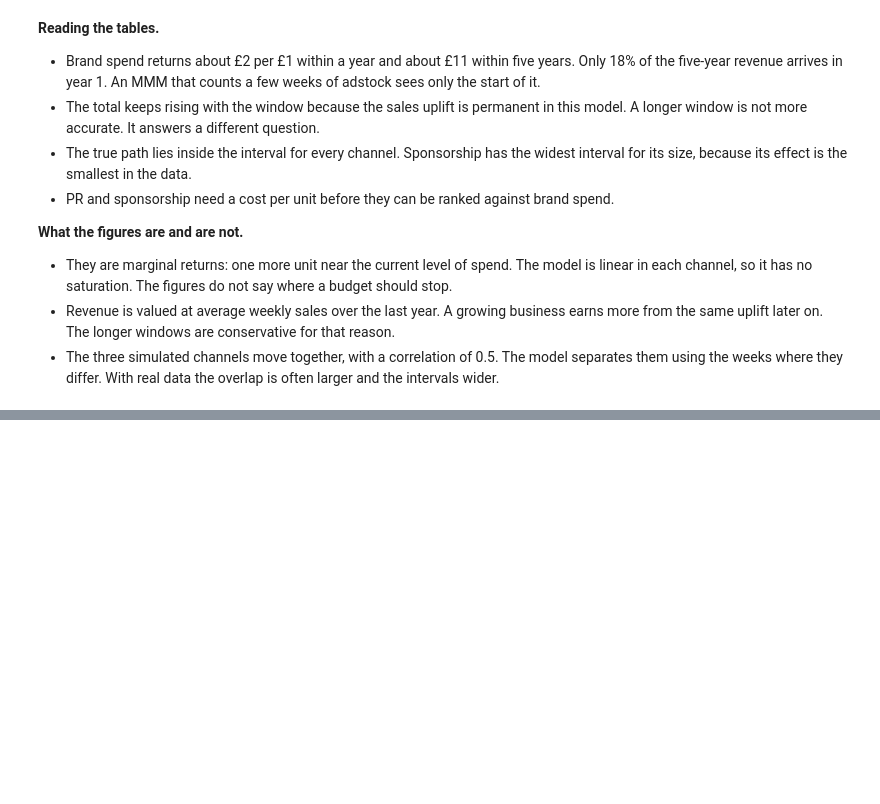
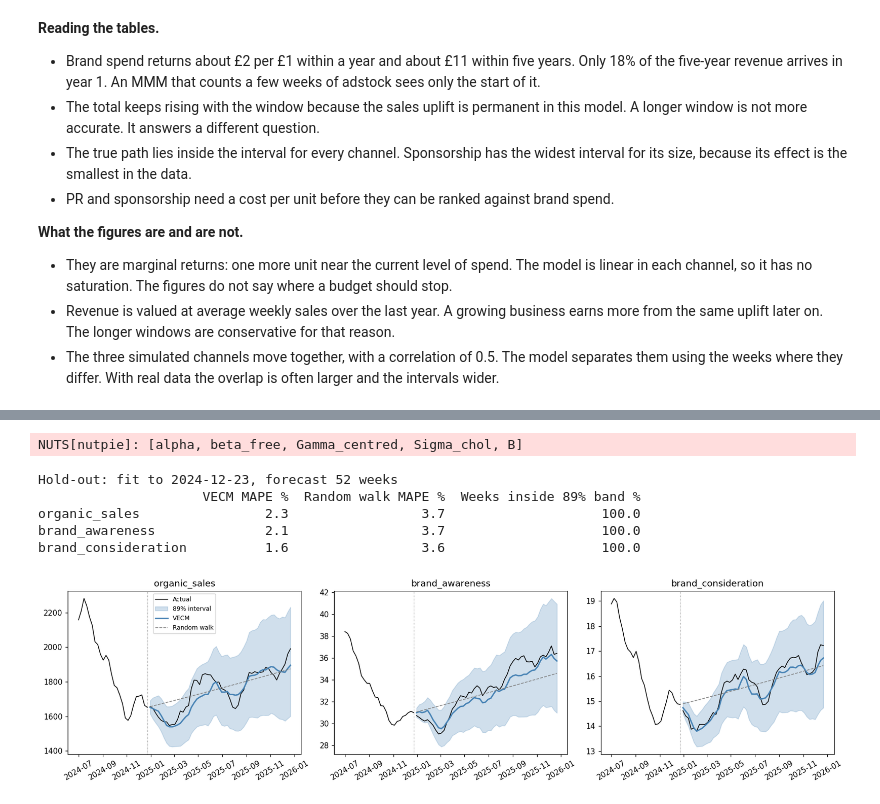
Before and after one commit to raz1470/bayesian_vecm, a Jupyter notebook: notebooks/guides/01_brand_vecm_walkthrough.ipynb, the cells around one changed output, grey strips where cells are left out. Cells and saved outputs as stored; diff of their text form; code cells hidden in the pictures; blank space fills up the shorter version.

```diff
--- a/notebooks/guides/01_brand_vecm_walkthrough.ipynb
+++ b/notebooks/guides/01_brand_vecm_walkthrough.ipynb
@@ -931,0 +941,69 @@ plt.show()
+# %%
+HOLDOUT = 52
+train = len(endog) - HOLDOUT
+
+holdout_model = BayesianVECM(k_ar_diff=1, coint_rank=coint_rank, deterministic="co")
+holdout_model.fit(
+    endog.iloc[:train],
+    exog=exog.iloc[:train],
+    draws=DRAWS,
+    tune=TUNE,
+    chains=CHAINS,
+    target_accept=0.90,
+    random_seed=42,
+    progressbar=False,
+)
+fc = holdout_model.sample_posterior_predictive(
+    HOLDOUT, exog_future=exog.iloc[train:].to_numpy(), random_seed=0
+)
+fc_levels = np.exp(fc.posterior_predictive["y"].values.reshape(-1, HOLDOUT, len(names)))
+fc_mean = fc_levels.mean(axis=0)
+fc_lo, fc_hi = np.percentile(fc_levels, [CI_LO, CI_HI], axis=0)
+
+hist = endog.iloc[:train].to_numpy()
+drift = (hist[-1] - hist[0]) / (train - 1)
+naive = np.exp(hist[-1] + drift * np.arange(1, HOLDOUT + 1)[:, None])
+actual = np.exp(endog.iloc[train:].to_numpy())
+
+
+def mape(pred):
+    return np.mean(np.abs(pred / actual - 1), axis=0) * 100
+
+
+inside = ((actual >= fc_lo) & (actual <= fc_hi)).mean(axis=0) * 100
+print(f"Hold-out: fit to {endog.index[train - 1].date()}, forecast {HOLDOUT} weeks")
+print(
+    pd.DataFrame(
+        {
+            "VECM MAPE %": mape(fc_mean),
+            "Random walk MAPE %": mape(naive),
+            "Weeks inside 89% band %": inside,
+        },
+        index=names,
+    ).round(1)
+)
+
+dates = endog.index
+fig, axes = plt.subplots(1, len(names), figsize=(15, 4))
+for i, (ax, name) in enumerate(zip(axes, names, strict=True)):
+    ax.plot(dates[train - 26 : train], np.exp(hist[-26:, i]), color="black", lw=1)
+    ax.plot(dates[train:], actual[:, i], color="black", lw=1, label="Actual")
+    ax.fill_between(
+        dates[train:], fc_lo[:, i], fc_hi[:, i], alpha=0.25, color="steelblue", label="89% interval"
+    )
+    ax.plot(dates[train:], fc_mean[:, i], color="steelblue", lw=1.8, label="VECM")
+    ax.plot(dates[train:], naive[:, i], color="grey", ls="--", lw=1, label="Random walk")
+    ax.axvline(dates[train - 1], color="grey", lw=0.7, ls=":")
+    ax.set_title(name)
+    ax.tick_params(axis="x", rotation=30)
+axes[0].legend(fontsize=8)
+plt.tight_layout()
+plt.show()
+# %% [output]
+NUTS[nutpie]: [alpha, beta_free, Gamma_centred, Sigma_chol, B]
+Hold-out: fit to 2024-12-23, forecast 52 weeks
+                     VECM MAPE %  Random walk MAPE %  Weeks inside 89% band %
+organic_sales                2.3                 3.7                    100.0
+brand_awareness              2.1                 3.7                    100.0
+brand_consideration          1.6                 3.6                    100.0
+[figure, added]
```
Also changed, not shown: parts of 4 cells of this notebook.
